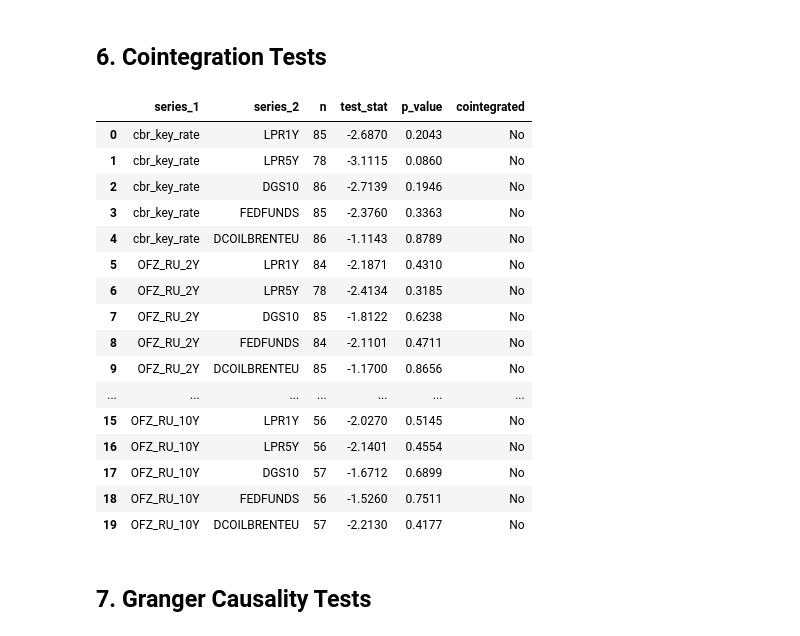
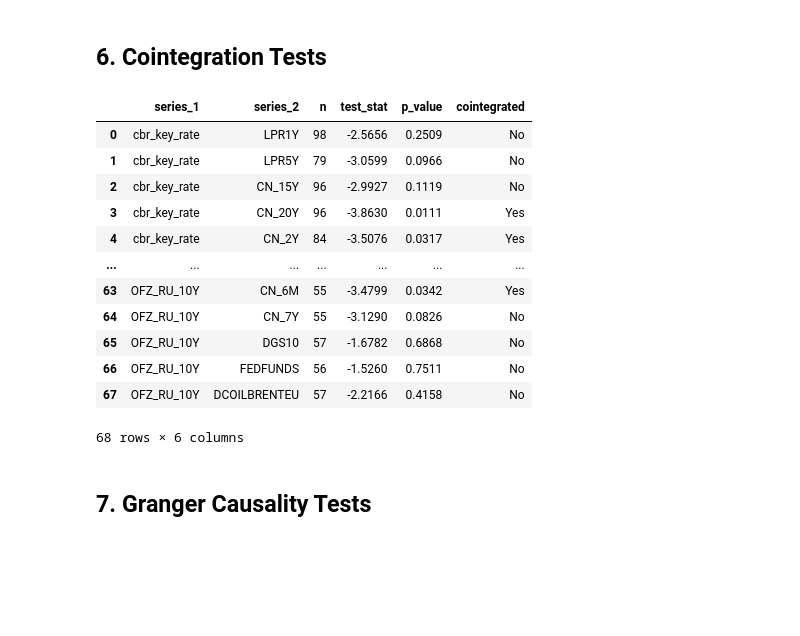
Before and after one commit to vvv-hikka/Interdependence-of-Ruble-and-Yuan-Borrowing-rates, a Jupyter notebook: statistical_analysis.ipynb, the cells around one changed output. Cells and saved outputs as stored; diff of their text form; code cells hidden in the pictures; blank space fills up the shorter version.

```diff
--- a/statistical_analysis.ipynb
+++ b/statistical_analysis.ipynb
@@ -137,12 +142,16 @@ if not cn_bonds.empty:
 else:
     p_cn = pd.DataFrame({'date': pd.Series(dtype='datetime64[ns]')})
 
-# Global indicators
+# Global indicators (FRED)
 gi_cols = ['date', 'DGS10', 'DGS2', 'FEDFUNDS', 'DCOILBRENTEU', 'DTWEXBGS']
 p_gi   = prep(glob_ind, gi_cols)
 
+# Russian macro (FRED: CPI, Industrial Production)
+ru_macro_cols = ['date'] + [c for c in ru_macro.columns if c != 'date']
+p_ru_macro = prep(ru_macro, ru_macro_cols) if not ru_macro.empty else pd.DataFrame({'date': pd.Series(dtype='datetime64[ns]')})
+
 # ---- Merge all on normalised month ----
-frames = [p_key, p_gc, p_fx, p_ofz, p_lpr, p_cn, p_gi]
+frames = [p_key, p_gc, p_fx, p_ofz, p_lpr, p_cn, p_gi, p_ru_macro]
 panel = frames[0]
 for df in frames[1:]:
     if df.empty or 'date' not in df.columns or len(df.columns) <= 1:
@@ -150,8 +159,30 @@ for df in frames[1:]:
     panel = panel.merge(df, on='date', how='outer')
 
 panel = panel.sort_values('date').reset_index(drop=True)
-panel = panel[(panel['date'] >= '2019-01-01') & (panel['date'] <= '2026-02-01')]
+# 2018-01 so manual ChinaBond (2018–2025) and FRED series are fully included
+panel = panel[(panel['date'] >= '2018-01-01') & (panel['date'] <= '2026-02-01')]
 panel = panel.dropna(axis=1, how='all')
+
+# Coalesce duplicate CN_* columns (e.g. CN_1Y_x, CN_1Y_y -> CN_1Y)
+import re
+cn_dup = [c for c in panel.columns if c.startswith('CN_') and ('_x' in c or '_y' in c or c.endswith('_dup'))]
+if cn_dup:
+    base_to_cols = {}
+    for c in panel.columns:
+        if not c.startswith('CN_'):
+            continue
+        base = re.sub(r'_(x|y|dup)$', '', c)
+        base_to_cols.setdefault(base, []).append(c)
+    for base, cols in base_to_cols.items():
+        if len(cols) <= 1:
+            continue
+        first = base if base in cols else cols[0]
+        panel[base] = panel[first].copy()
+        for col in cols:
+            if col != base:
+                panel[base] = panel[base].combine_first(panel[col])
+        panel = panel.drop(columns=[c for c in cols if c != base])
+
 panel = panel.set_index('date')
 
 # Ensure all values are truly float (no hidden None objects)
@@ -401,49 +447,46 @@ coint_pairs = []
 
 ru_rates = ['cbr_key_rate'] + [c for c in ['RU_5Y', 'RU_10Y'] if c in panel.columns]
 # If no G-curve data, use OFZ yields
 if not any(c.startswith('RU_') and not c.startswith('OFZ_') for c in ru_rates[1:]):
     ru_rates += [c for c in ['OFZ_RU_2Y', 'OFZ_RU_5Y', 'OFZ_RU_10Y'] if c in panel.columns]
 
 cn_rates = [c for c in panel.columns if 'LPR' in c.upper()]
+cn_rates += [c for c in panel.columns if c.startswith('CN_') and panel[c].notna().sum() >= 30]
 other_rates = [c for c in ['DGS10', 'FEDFUNDS', 'DCOILBRENTEU'] if c in panel.columns]
 
 for ru in ru_rates:
     for partner in cn_rates + other_rates:
         pair = panel[[ru, partner]].dropna()
         if len(pair) < 30:
             continue
         score, pval, _ = coint(pair[ru].values, pair[partner].values)
         coint_pairs.append({
             'series_1': ru, 'series_2': partner,
             'n': len(pair),
             'test_stat': round(score, 4),
             'p_value': round(pval, 4),
             'cointegrated': 'Yes' if pval < 0.05 else 'No',
         })
 
 coint_df = pd.DataFrame(coint_pairs)
 if coint_df.empty:
     print('No pairs with sufficient overlapping data (>=30 obs) for cointegration testing.')
 else:
     display(coint_df)
 # %% [output]
 |  | series_1 | series_2 | n | test_stat | p_value | cointegrated |
-| 0 | cbr_key_rate | LPR1Y | 85 | -2.6870 | 0.2043 | No |
-| 1 | cbr_key_rate | LPR5Y | 78 | -3.1115 | 0.0860 | No |
-| 2 | cbr_key_rate | DGS10 | 86 | -2.7139 | 0.1946 | No |
-| 3 | cbr_key_rate | FEDFUNDS | 85 | -2.3760 | 0.3363 | No |
-| 4 | cbr_key_rate | DCOILBRENTEU | 86 | -1.1143 | 0.8789 | No |
-| 5 | OFZ_RU_2Y | LPR1Y | 84 | -2.1871 | 0.4310 | No |
-| 6 | OFZ_RU_2Y | LPR5Y | 78 | -2.4134 | 0.3185 | No |
-| 7 | OFZ_RU_2Y | DGS10 | 85 | -1.8122 | 0.6238 | No |
-| 8 | OFZ_RU_2Y | FEDFUNDS | 84 | -2.1101 | 0.4711 | No |
-| 9 | OFZ_RU_2Y | DCOILBRENTEU | 85 | -1.1700 | 0.8656 | No |
+| 0 | cbr_key_rate | LPR1Y | 98 | -2.5656 | 0.2509 | No |
+| 1 | cbr_key_rate | LPR5Y | 79 | -3.0599 | 0.0966 | No |
+| 2 | cbr_key_rate | CN_15Y | 96 | -2.9927 | 0.1119 | No |
+| 3 | cbr_key_rate | CN_20Y | 96 | -3.8630 | 0.0111 | Yes |
+| 4 | cbr_key_rate | CN_2Y | 84 | -3.5076 | 0.0317 | Yes |
 | ... | ... | ... | ... | ... | ... | ... |
-| 15 | OFZ_RU_10Y | LPR1Y | 56 | -2.0270 | 0.5145 | No |
-| 16 | OFZ_RU_10Y | LPR5Y | 56 | -2.1401 | 0.4554 | No |
-| 17 | OFZ_RU_10Y | DGS10 | 57 | -1.6712 | 0.6899 | No |
-| 18 | OFZ_RU_10Y | FEDFUNDS | 56 | -1.5260 | 0.7511 | No |
-| 19 | OFZ_RU_10Y | DCOILBRENTEU | 57 | -2.2130 | 0.4177 | No |
+| 63 | OFZ_RU_10Y | CN_6M | 55 | -3.4799 | 0.0342 | Yes |
+| 64 | OFZ_RU_10Y | CN_7Y | 55 | -3.1290 | 0.0826 | No |
+| 65 | OFZ_RU_10Y | DGS10 | 57 | -1.6782 | 0.6868 | No |
+| 66 | OFZ_RU_10Y | FEDFUNDS | 56 | -1.5260 | 0.7511 | No |
+| 67 | OFZ_RU_10Y | DCOILBRENTEU | 57 | -2.2166 | 0.4158 | No |
+68 rows × 6 columns
 # %% [markdown]
 ## 7. Granger Causality Tests
 # %%
```
Also changed, not shown: parts of 16 cells of this notebook, 8 other files.
